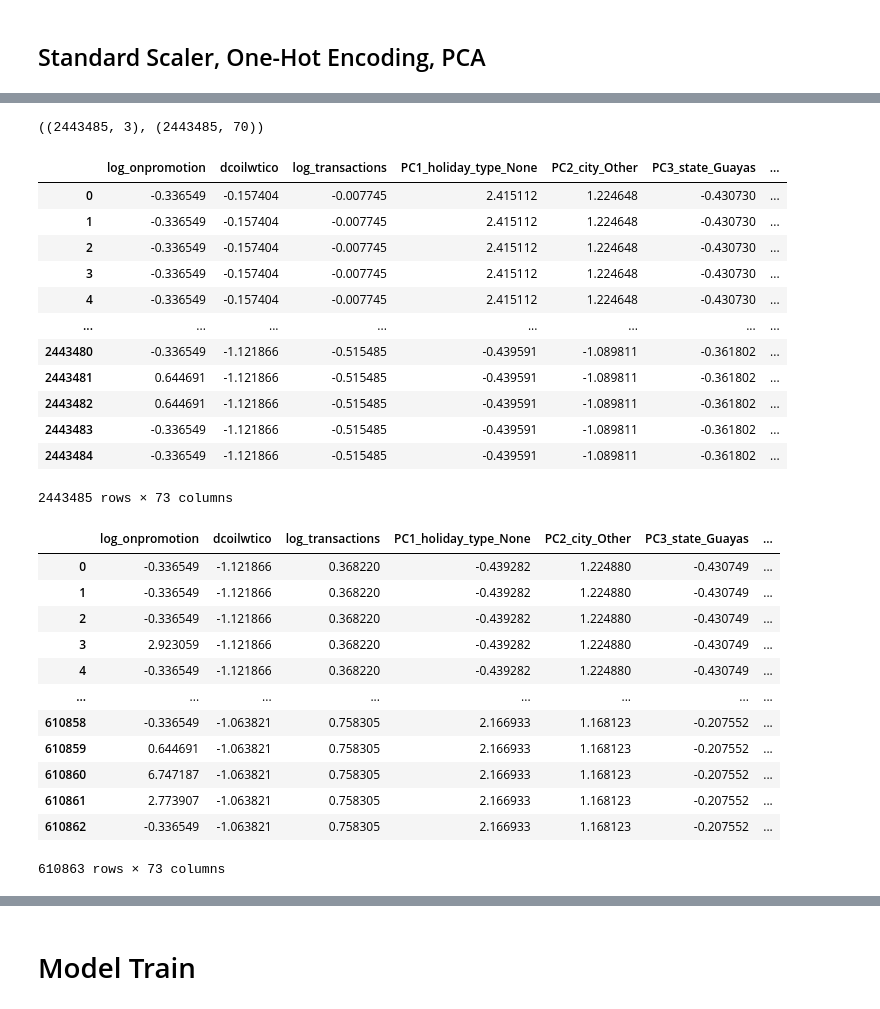
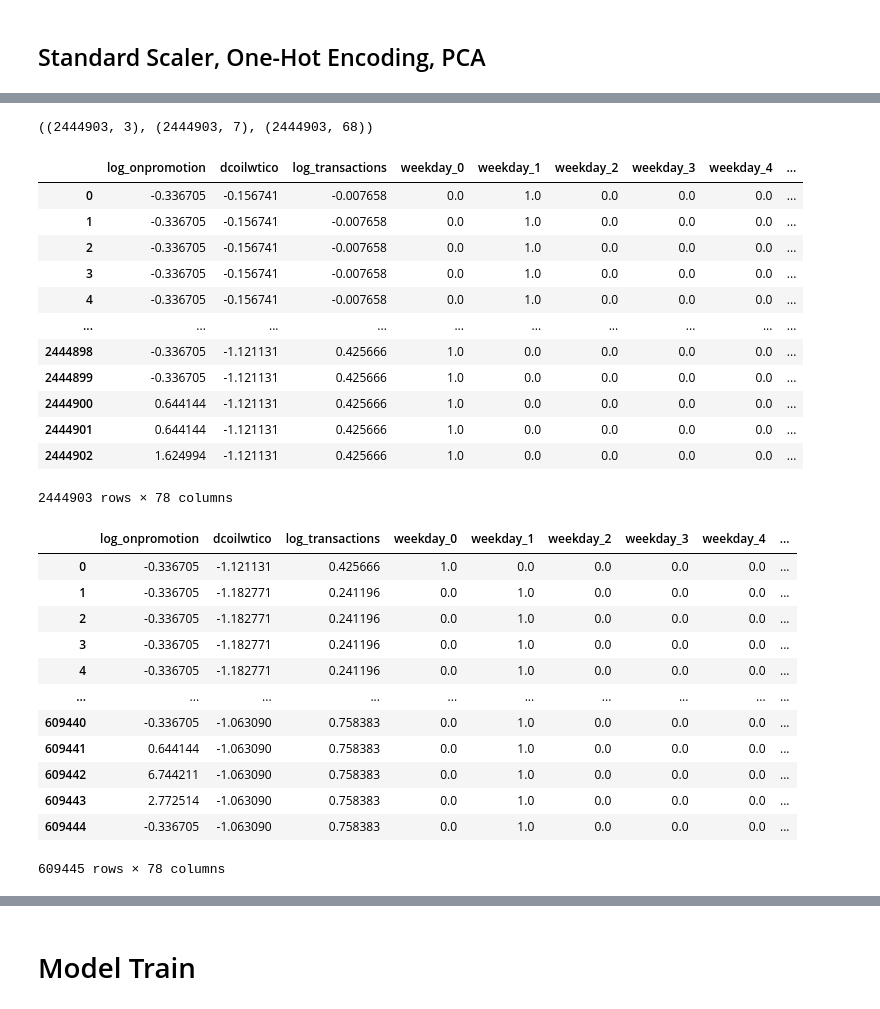
Before and after one commit to suusuu00/Kaggle-Store-Sales---Time-Series-Forecasting, a Jupyter notebook: train.ipynb, the cells around one changed output, grey strips where cells are left out. Cells and saved outputs as stored; diff of their text form; code cells hidden in the pictures.

```diff
--- a/train.ipynb
+++ b/train.ipynb
@@ -619,3 +646,6 @@ i
+# %%
+# 하루 데이터 딱 맞게 끊기 위해
+train_size = merge_train_df[(merge_train_df['year'] == 2016) & (merge_train_df['month'] == 9) & (merge_train_df['day'] == 12)].iloc[-1:, :].index[0]
 # %%
 y_train = merge_train_df['log_sales']
 merge_train_df = merge_train_df.drop(columns='log_sales')
@@ -633,10 +661,18 @@ from sklearn.decomposition import PCA
 # 수치형 컬럼
 numeric_col = ['log_onpromotion', 'dcoilwtico', 'log_transactions']
 # 카테고리 컬럼
-category_col = ['store_nbr', 'city', 'state', 'store_type', 'cluster', 'holiday_type', 'locale', 'locale_name', 'transferred', 'family', 'description', 'weekday']
+category_col = ['store_nbr', 'city', 'state', 'store_type', 'cluster', 'holiday_type', 'locale', 'locale_name', 'transferred', 'family', 'description']
+# 요일은 판매량에 큰 영향을 끼친다고 판단하여 pca에 따로 적용하지 않고 원핫인코딩만 함
+weekday_col = ['weekday']
 # %%
 scaler = StandardScaler()
 scaler.fit(merge_train_df[numeric_col])
 train_numeric_df = pd.DataFrame(scaler.transform(merge_train_df[numeric_col]), columns= scaler.get_feature_names_out())
 val_numeric_df = pd.DataFrame(scaler.transform(merge_val_df[numeric_col]), columns= scaler.get_feature_names_out())
 test_numeric_df = pd.DataFrame(scaler.transform(merge_test_df[numeric_col]), columns= scaler.get_feature_names_out())
+# %%
+wd_oe = OneHotEncoder(sparse_output = False, handle_unknown = 'infrequent_if_exist')
+wd_oe.fit(merge_train_df[weekday_col])
+train_wd_oe_df = pd.DataFrame(wd_oe.transform(merge_train_df[weekday_col]), columns = wd_oe.get_feature_names_out())
+val_wd_oe_df = pd.DataFrame(wd_oe.transform(merge_val_df[weekday_col]), columns = wd_oe.get_feature_names_out())
+test_wd_oe_df = pd.DataFrame(wd_oe.transform(merge_test_df[weekday_col]), columns = wd_oe.get_feature_names_out())
@@ -653,5 +693,5 @@ train_oe_df.shape
 # %%
-pca = PCA(n_components=70)
+pca = PCA(n_components=68)
 pca.fit(train_oe_df)
 components = pca.components_
 component_var_mapping = [f'PC{i+1}_{train_oe_df.columns[j]}' for i, j in enumerate(np.abs(components).argmax(axis=1))]
@@ -659,5 +699,5 @@ train_oe_select_df = pd.DataFrame(pca.transform(train_oe_df), columns = componen
 val_oe_select_df = pd.DataFrame(pca.transform(val_oe_df), columns = component_var_mapping)
 test_oe_select_df = pd.DataFrame(pca.transform(test_oe_df), columns = component_var_mapping)
 pca.explained_variance_ratio_.sum()
-# 244개 중에서 70개를 선택해야 분산 설명력 : 90%
+# 237개 중에서 68개를 선택해야 분산 설명력 : 90%
 # %% [output]
@@ -681,39 +715,39 @@ train_oe_select_df
 # %%
-train_numeric_df.shape, train_oe_select_df.shape
+train_numeric_df.shape, train_wd_oe_df.shape, train_oe_select_df.shape
 # %% [output]
-((2443485, 3), (2443485, 70))
+((2444903, 3), (2444903, 7), (2444903, 68))
 # %%
-merge_train_oe_df = pd.concat([train_numeric_df, train_oe_select_df], axis = 1)
+merge_train_oe_df = pd.concat([train_numeric_df, train_wd_oe_df, train_oe_select_df], axis = 1)
 merge_train_oe_df
 # %% [output]
-|  | log_onpromotion | dcoilwtico | log_transactions | PC1_holiday_type_None | PC2_city_Other | PC3_state_Guayas | ... |
-| 0 | -0.336549 | -0.157404 | -0.007745 | 2.415112 | 1.224648 | -0.430730 | ... |
-| 1 | -0.336549 | -0.157404 | -0.007745 | 2.415112 | 1.224648 | -0.430730 | ... |
-| 2 | -0.336549 | -0.157404 | -0.007745 | 2.415112 | 1.224648 | -0.430730 | ... |
-| 3 | -0.336549 | -0.157404 | -0.007745 | 2.415112 | 1.224648 | -0.430730 | ... |
-| 4 | -0.336549 | -0.157404 | -0.007745 | 2.415112 | 1.224648 | -0.430730 | ... |
-| ... | ... | ... | ... | ... | ... | ... | ... |
-| 2443480 | -0.336549 | -1.121866 | -0.515485 | -0.439591 | -1.089811 | -0.361802 | ... |
-| 2443481 | 0.644691 | -1.121866 | -0.515485 | -0.439591 | -1.089811 | -0.361802 | ... |
-| 2443482 | 0.644691 | -1.121866 | -0.515485 | -0.439591 | -1.089811 | -0.361802 | ... |
-| 2443483 | -0.336549 | -1.121866 | -0.515485 | -0.439591 | -1.089811 | -0.361802 | ... |
-| 2443484 | -0.336549 | -1.121866 | -0.515485 | -0.439591 | -1.089811 | -0.361802 | ... |
+|  | log_onpromotion | dcoilwtico | log_transactions | weekday_0 | weekday_1 | weekday_2 | weekday_3 | weekday_4 | ... |
+| 0 | -0.336705 | -0.156741 | -0.007658 | 0.0 | 1.0 | 0.0 | 0.0 | 0.0 | ... |
+| 1 | -0.336705 | -0.156741 | -0.007658 | 0.0 | 1.0 | 0.0 | 0.0 | 0.0 | ... |
+| 2 | -0.336705 | -0.156741 | -0.007658 | 0.0 | 1.0 | 0.0 | 0.0 | 0.0 | ... |
+| 3 | -0.336705 | -0.156741 | -0.007658 | 0.0 | 1.0 | 0.0 | 0.0 | 0.0 | ... |
+| 4 | -0.336705 | -0.156741 | -0.007658 | 0.0 | 1.0 | 0.0 | 0.0 | 0.0 | ... |
+| ... | ... | ... | ... | ... | ... | ... | ... | ... | ... |
+| 2444898 | -0.336705 | -1.121131 | 0.425666 | 1.0 | 0.0 | 0.0 | 0.0 | 0.0 | ... |
+| 2444899 | -0.336705 | -1.121131 | 0.425666 | 1.0 | 0.0 | 0.0 | 0.0 | 0.0 | ... |
+| 2444900 | 0.644144 | -1.121131 | 0.425666 | 1.0 | 0.0 | 0.0 | 0.0 | 0.0 | ... |
+| 2444901 | 0.644144 | -1.121131 | 0.425666 | 1.0 | 0.0 | 0.0 | 0.0 | 0.0 | ... |
+| 2444902 | 1.624994 | -1.121131 | 0.425666 | 1.0 | 0.0 | 0.0 | 0.0 | 0.0 | ... |
-2443485 rows × 73 columns
+2444903 rows × 78 columns
 # %%
-merge_val_oe_df = pd.concat([val_numeric_df, val_oe_select_df], axis = 1)
+merge_val_oe_df = pd.concat([val_numeric_df, val_wd_oe_df, val_oe_select_df], axis = 1)
 merge_val_oe_df
 # %% [output]
-|  | log_onpromotion | dcoilwtico | log_transactions | PC1_holiday_type_None | PC2_city_Other | PC3_state_Guayas | ... |
-| 0 | -0.336549 | -1.121866 | 0.368220 | -0.439282 | 1.224880 | -0.430749 | ... |
-| 1 | -0.336549 | -1.121866 | 0.368220 | -0.439282 | 1.224880 | -0.430749 | ... |
-| 2 | -0.336549 | -1.121866 | 0.368220 | -0.439282 | 1.224880 | -0.430749 | ... |
-| 3 | 2.923059 | -1.121866 | 0.368220 | -0.439282 | 1.224880 | -0.430749 | ... |
-| 4 | -0.336549 | -1.121866 | 0.368220 | -0.439282 | 1.224880 | -0.430749 | ... |
-| ... | ... | ... | ... | ... | ... | ... | ... |
-| 610858 | -0.336549 | -1.063821 | 0.758305 | 2.166933 | 1.168123 | -0.207552 | ... |
-| 610859 | 0.644691 | -1.063821 | 0.758305 | 2.166933 | 1.168123 | -0.207552 | ... |
-| 610860 | 6.747187 | -1.063821 | 0.758305 | 2.166933 | 1.168123 | -0.207552 | ... |
-| 610861 | 2.773907 | -1.063821 | 0.758305 | 2.166933 | 1.168123 | -0.207552 | ... |
-| 610862 | -0.336549 | -1.063821 | 0.758305 | 2.166933 | 1.168123 | -0.207552 | ... |
+|  | log_onpromotion | dcoilwtico | log_transactions | weekday_0 | weekday_1 | weekday_2 | weekday_3 | weekday_4 | ... |
+| 0 | -0.336705 | -1.121131 | 0.425666 | 1.0 | 0.0 | 0.0 | 0.0 | 0.0 | ... |
+| 1 | -0.336705 | -1.182771 | 0.241196 | 0.0 | 1.0 | 0.0 | 0.0 | 0.0 | ... |
+| 2 | -0.336705 | -1.182771 | 0.241196 | 0.0 | 1.0 | 0.0 | 0.0 | 0.0 | ... |
+| 3 | -0.336705 | -1.182771 | 0.241196 | 0.0 | 1.0 | 0.0 | 0.0 | 0.0 | ... |
+| 4 | -0.336705 | -1.182771 | 0.241196 | 0.0 | 1.0 | 0.0 | 0.0 | 0.0 | ... |
+| ... | ... | ... | ... | ... | ... | ... | ... | ... | ... |
+| 609440 | -0.336705 | -1.063090 | 0.758383 | 0.0 | 1.0 | 0.0 | 0.0 | 0.0 | ... |
+| 609441 | 0.644144 | -1.063090 | 0.758383 | 0.0 | 1.0 | 0.0 | 0.0 | 0.0 | ... |
+| 609442 | 6.744211 | -1.063090 | 0.758383 | 0.0 | 1.0 | 0.0 | 0.0 | 0.0 | ... |
+| 609443 | 2.772514 | -1.063090 | 0.758383 | 0.0 | 1.0 | 0.0 | 0.0 | 0.0 | ... |
+| 609444 | -0.336705 | -1.063090 | 0.758383 | 0.0 | 1.0 | 0.0 | 0.0 | 0.0 | ... |
-610863 rows × 73 columns
+609445 rows × 78 columns
 # %%
```
Also changed, not shown: parts of 38 cells of this notebook, 3 other files.
